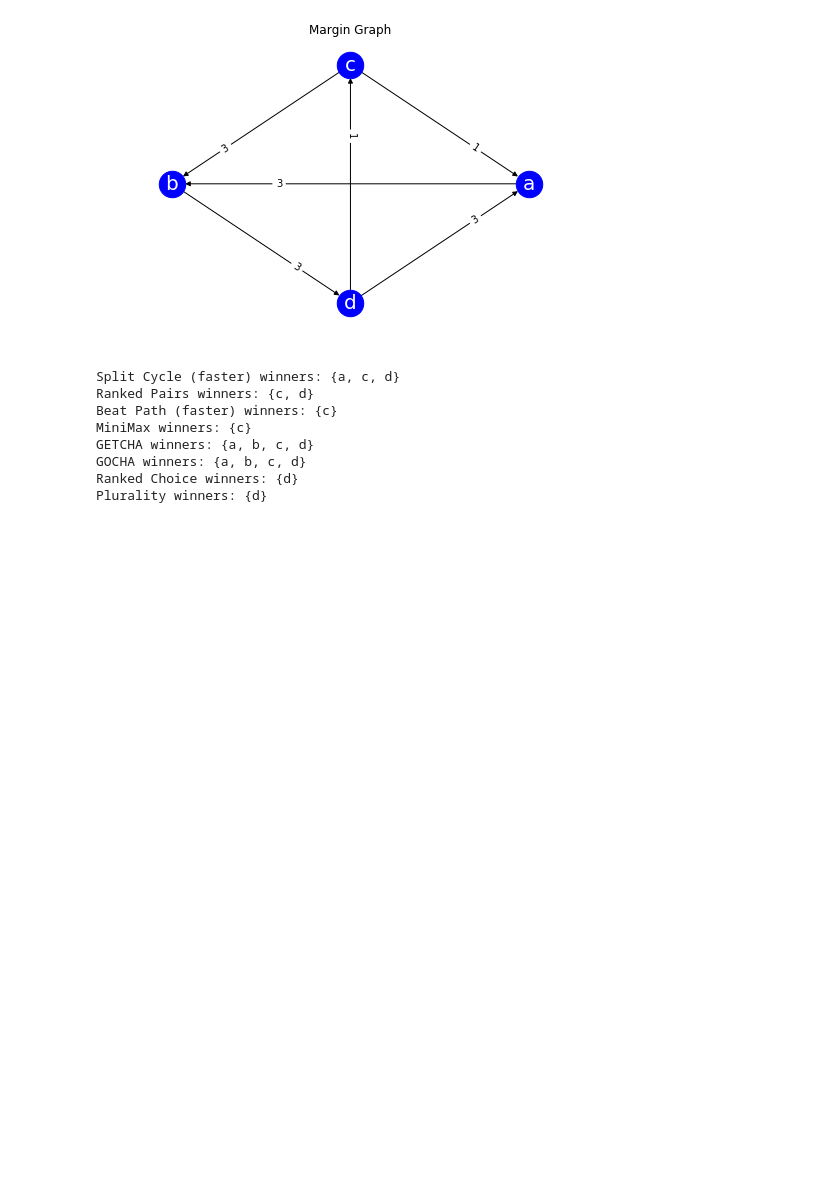
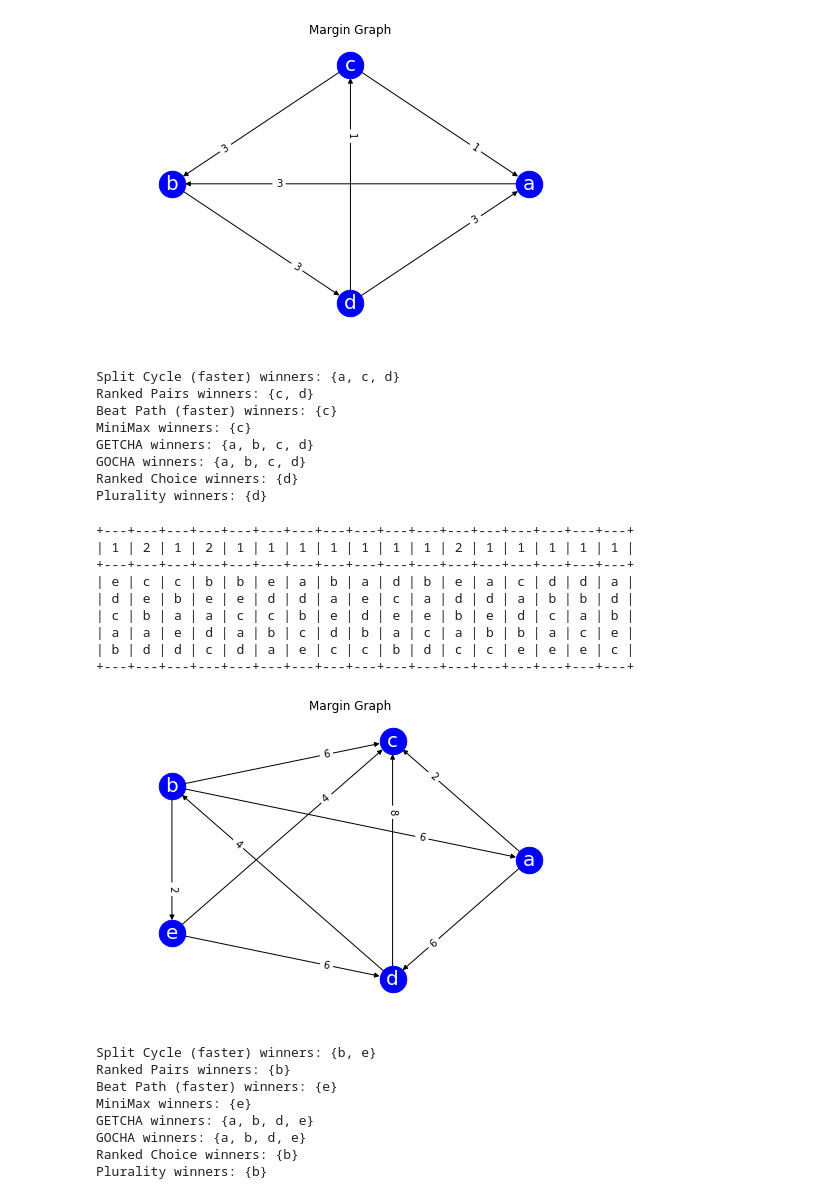
Before and after one commit to epacuit/splitcycle, a Jupyter notebook: SplitCycleExamples.ipynb, the cells around one changed output. Cells and saved outputs as stored; diff of their text form; code cells hidden in the pictures; blank space fills up the shorter version.

```diff
--- a/SplitCycleExamples.ipynb
+++ b/SplitCycleExamples.ipynb
@@ -1470,3 +1470,58 @@ GETCHA winners: {a, b, c, d}
 GOCHA winners: {a, b, c, d}
 Ranked Choice winners: {d}
 Plurality winners: {d}
+# %%
+cmap = cmap_abcde
+cand_names = [a,b,c,d,e]
+
+anon_prof = {(d, b, a, c, e):1,
+             (e, d, c, a, b):1,
+             (c, b, a, e, d):1,
+             (b, a, e, c, d):1,
+             (b, e, a, d, c):2,
+             (c, a, d, b, e):1,
+             (b, e, c, a, d):1,
+             (a, d, b, c, e):1,
+             (b, a, e, d, c):1,
+             (a, e, d, b, c):1,
+             (a, e, d, b, c):1,
+             (a, d, b, e, c):1,
+             (d, c, e, a, b):1,
+             (e, d, b, a, c):2,
+             (c, e, b, a, d):2,
+             (d, b, c, a, e):1,
+             (e, d, c, b, a):1,
+             (a, d, e, b, c):1}
+
+prof = create_profile_opt_from_anon_profile(anon_prof, candidate_names=cand_names, cmap=cmap)
+prof.display_anon()
+
+display_margin_graph(prof)
+
+display_winners(splitcycle_faster, prof)
+display_winners(ranked_pairs, prof)
+display_winners(beatpath_faster, prof)
+display_winners(minimax, prof)
+display_winners(getcha, prof)
+display_winners(gocha, prof)
+display_winners(hare, prof)
+display_winners(plurality, prof)
+# %% [output]
++---+---+---+---+---+---+---+---+---+---+---+---+---+---+---+---+---+
+| 1 | 2 | 1 | 2 | 1 | 1 | 1 | 1 | 1 | 1 | 1 | 2 | 1 | 1 | 1 | 1 | 1 |
++---+---+---+---+---+---+---+---+---+---+---+---+---+---+---+---+---+
+| e | c | c | b | b | e | a | b | a | d | b | e | a | c | d | d | a |
+| d | e | b | e | e | d | d | a | e | c | a | d | d | a | b | b | d |
+| c | b | a | a | c | c | b | e | d | e | e | b | e | d | c | a | b |
+| a | a | e | d | a | b | c | d | b | a | c | a | b | b | a | c | e |
+| b | d | d | c | d | a | e | c | c | b | d | c | c | e | e | e | c |
++---+---+---+---+---+---+---+---+---+---+---+---+---+---+---+---+---+
+[figure, added]
+Split Cycle (faster) winners: {b, e}
+Ranked Pairs winners: {b}
+Beat Path (faster) winners: {e}
+MiniMax winners: {e}
+GETCHA winners: {a, b, d, e}
+GOCHA winners: {a, b, d, e}
+Ranked Choice winners: {b}
+Plurality winners: {b}
```
Also changed, not shown: parts of 1 cell of this notebook.
